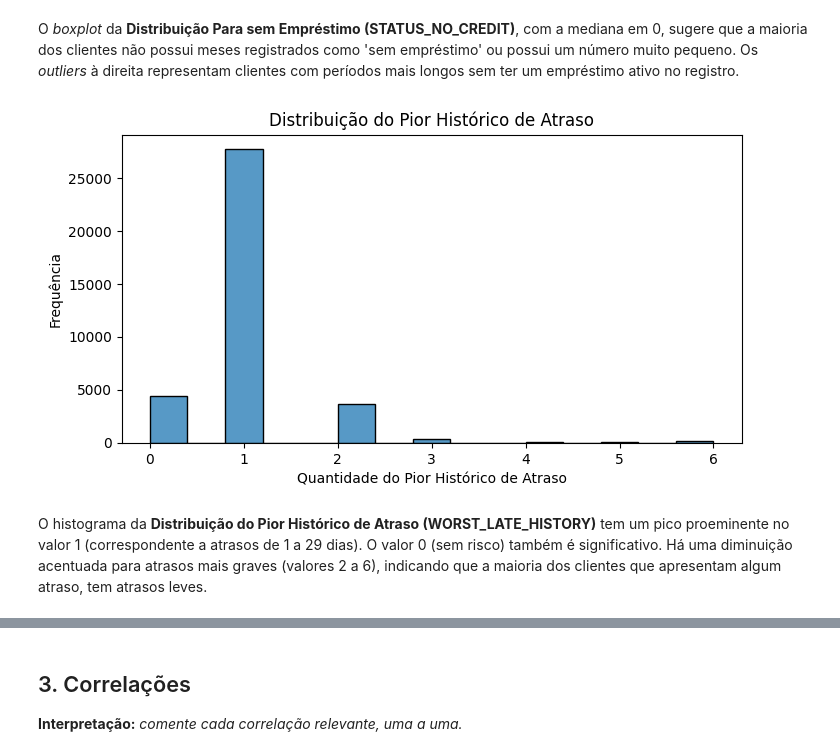
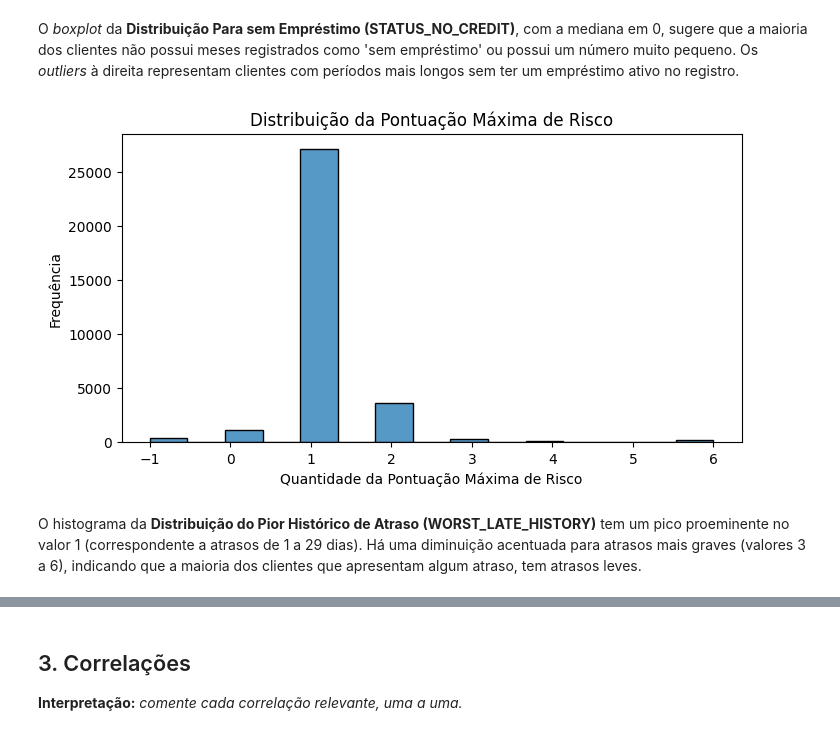
Before and after one commit to Ginkno/postech-tech-challenge-fase2-grupo1-12dtat, a Jupyter notebook: notebooks/ 01_eda.ipynb, the cells around one changed output, grey strips where cells are left out. Drawn from its saved outputs; the diff is of its cells as text; code cells hidden in the pictures.

```diff
--- a/notebooks/ 01_eda.ipynb
+++ b/notebooks/ 01_eda.ipynb
@@ -452,0 +478,13 @@ Com a criação da variável IS_BAD_PAYER, podemos observar que a maioria dos cl
+# %%
+# Preencher NaN para IDs que podem não ter histórico em um dos períodos
+df_merged['TOTAL_MONTHS_RECENT'] = df_merged['TOTAL_MONTHS_RECENT'].fillna(0)
+df_merged['STATUS_LATED_RECENT'] = df_merged['STATUS_LATED_RECENT'].fillna(0)
+df_merged['STATUS_ON_TIME_RECENT'] = df_merged['STATUS_ON_TIME_RECENT'].fillna(0)
+df_merged['STATUS_NO_CREDIT_RECENT'] = df_merged['STATUS_NO_CREDIT_RECENT'].fillna(0)
+df_merged['MAX_RISK_SCORE_RECENT'] = df_merged['MAX_RISK_SCORE_RECENT'].fillna(-2) # -2 para indicar sem histórico ou sem risco neste período
+
+df_merged['TOTAL_MONTHS_OLDER'] = df_merged['TOTAL_MONTHS_OLDER'].fillna(0)
+df_merged['STATUS_LATED_OLDER'] = df_merged['STATUS_LATED_OLDER'].fillna(0)
+df_merged['STATUS_ON_TIME_OLDER'] = df_merged['STATUS_ON_TIME_OLDER'].fillna(0)
+df_merged['STATUS_NO_CREDIT_OLDER'] = df_merged['STATUS_NO_CREDIT_OLDER'].fillna(0)
+df_merged['MAX_RISK_SCORE_OLDER'] = df_merged['MAX_RISK_SCORE_OLDER'].fillna(-2) # -2 para indicar sem histórico ou sem risco neste período
@@ -452,0 +493,8 @@ Com a criação da variável IS_BAD_PAYER, podemos observar que a maioria dos cl
+# %%
+df_final = df_merged.copy()
+# Filtrar df_final para remover clientes que nunca pegaram empréstimo no período recente.
+# Entendemos "nunca pegaram empréstimo" (STATUS_NO_CREDIT_RECENT = X) como aqueles clientes cujo pior status de risco
+# foi MAX_RISK_SCORE_RECENT == -1.
+df_final = df_final[df_final['MAX_RISK_SCORE_RECENT'] != -1].copy()
+
+print(f"Dimensão do df_final após remover clientes sem histórico de empréstimo: {df_final.shape}")
@@ -453,4 +515,12 @@ Com a criação da variável IS_BAD_PAYER, podemos observar que a maioria dos cl
 # %%
+# Definição da variável alvo IS_BAD_PAYER com base na lógica
+# MAX_RISK_SCORE_RECENT >= 3 (equivalente a 60+ dias de atraso nos últimos 12 meses)
+df_final['IS_BAD_PAYER'] = (df_final['MAX_RISK_SCORE_RECENT'] >= 3).astype(int)
+
+print("Distribuição da variável alvo IS_BAD_PAYER:")
+display(df_final['IS_BAD_PAYER'].value_counts(normalize=True).mul(100).round(2).astype(str) + '%')
+
+# Visualizar a distribuição da variável alvo
 plt.figure(figsize=(8, 4))
 sns.countplot(x='IS_BAD_PAYER', data=df_final, palette='viridis')
 plt.title('Distribuição da Variável Alvo: IS_BAD_PAYER')
@@ -828,14 +904,14 @@ plt.show()
 # %% [markdown]
 O *boxplot* da **Distribuição Para sem Empréstimo (STATUS_NO_CREDIT)**, com a mediana em 0, sugere que a maioria dos clientes não possui meses registrados como 'sem empréstimo' ou possui um número muito pequeno. Os *outliers* à direita representam clientes com períodos mais longos sem ter um empréstimo ativo no registro.
 # %%
-#Histograma para WORST_LATE_HISTORY.
+#Histograma para MAX_RISK_SCORE.
 plt.figure(figsize=(8,4))
-sns.histplot(df_final["WORST_LATE_HISTORY"], bins=15)
-plt.title('Distribuição do Pior Histórico de Atraso')
-plt.xlabel('Quantidade do Pior Histórico de Atraso')
+sns.histplot(df_final["MAX_RISK_SCORE"], bins=15)
+plt.title('Distribuição da Pontuação Máxima de Risco')
+plt.xlabel('Quantidade da Pontuação Máxima de Risco')
 plt.ylabel('Frequência')
 plt.show()
 # %% [output]
-[figure, old version]
+[figure, new version]
 # %% [markdown]
-O histograma da **Distribuição do Pior Histórico de Atraso (WORST_LATE_HISTORY)** tem um pico proeminente no valor 1 (correspondente a atrasos de 1 a 29 dias). O valor 0 (sem risco) também é significativo. Há uma diminuição acentuada para atrasos mais graves (valores 2 a 6), indicando que a maioria dos clientes que apresentam algum atraso, tem atrasos leves.
+O histograma da **Distribuição do Pior Histórico de Atraso (WORST_LATE_HISTORY)** tem um pico proeminente no valor 1 (correspondente a atrasos de 1 a 29 dias). Há uma diminuição acentuada para atrasos mais graves (valores 3 a 6), indicando que a maioria dos clientes que apresentam algum atraso, tem atrasos leves.
```
Also changed, not shown: parts of 63 cells of this notebook.
